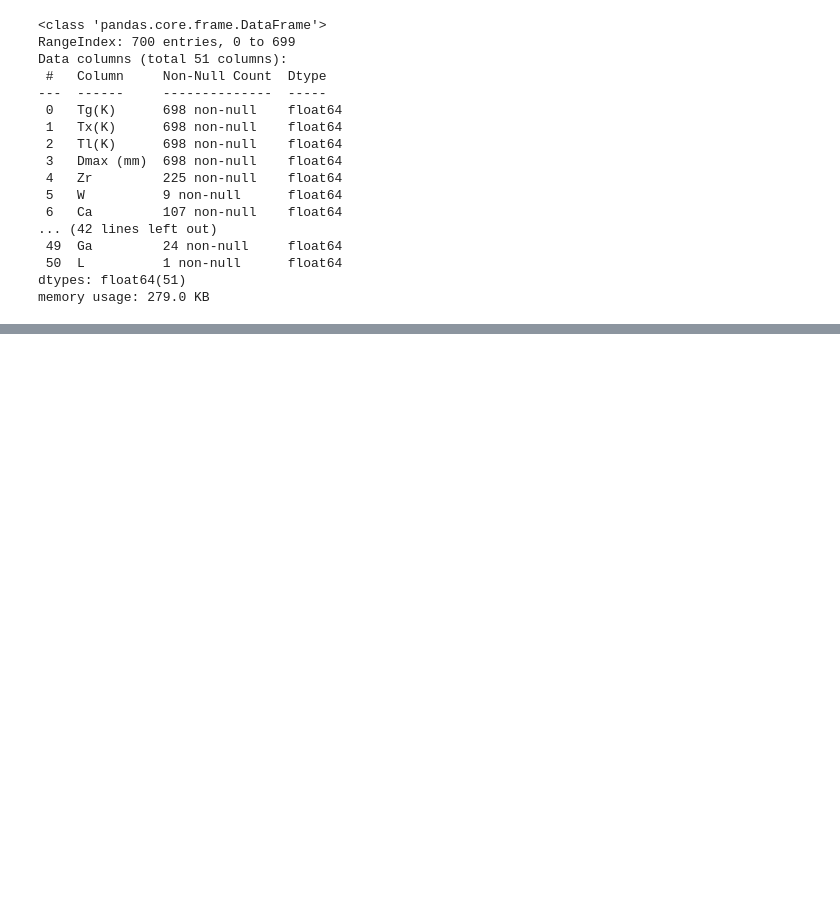
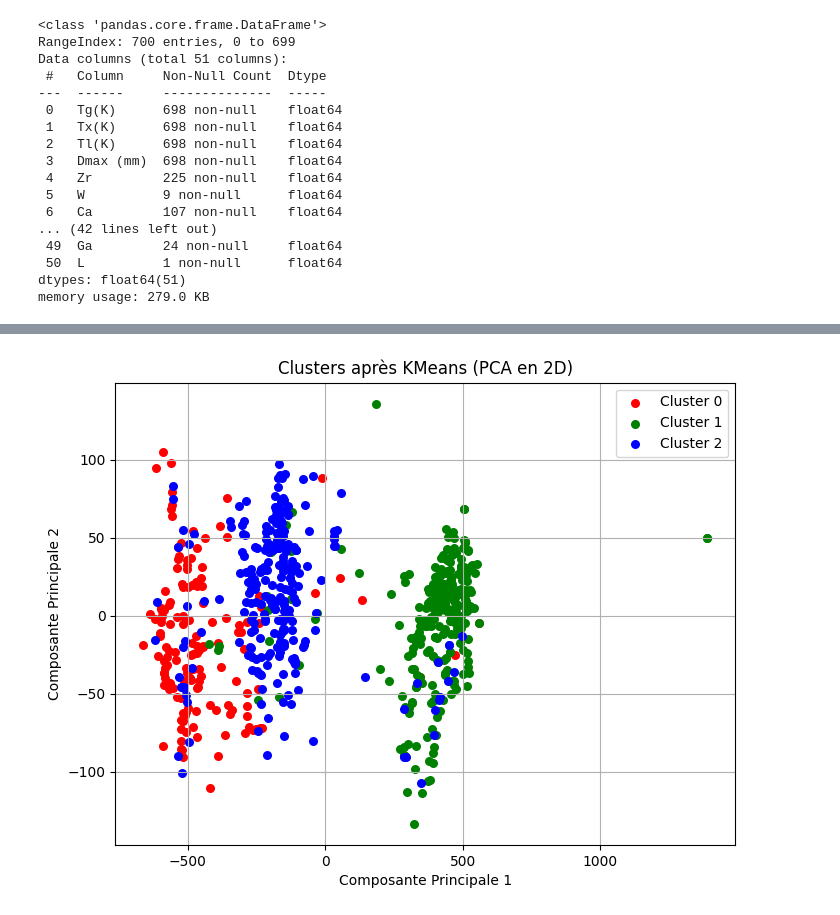
Before and after one commit to chawkibhd/projetDM, a Jupyter notebook: experimental/func.ipynb, the cells around one changed output, grey strips where cells are left out. Cells and saved outputs as stored; diff of their text form; code cells hidden in the pictures; blank space fills up the shorter version.

```diff
--- a/experimental/func.ipynb
+++ b/experimental/func.ipynb
@@ -250,0 +299,7 @@ memory usage: 279.0 KB
+# %%
+k = 3
+kmeans = KMeans(n_clusters=k, random_state=42)
+kmeans.fit(newdata)
+
+newdata['cluster'] = kmeans.labels_
+print(newdata.head())
@@ -250,0 +322,28 @@ memory usage: 279.0 KB
+# %%
+from sklearn.decomposition import PCA
+
+pca = PCA(n_components=2)
+reduced_data = pca.fit_transform(newdata.drop('cluster', axis=1))
+
+plot_data = pd.DataFrame()
+plot_data['PC1'] = reduced_data[:, 0]
+plot_data['PC2'] = reduced_data[:, 1]
+plot_data['Cluster'] = newdata['cluster']
+
+# Tracer les clusters
+plt.figure(figsize=(8,6))
+colors = ['red', 'green', 'blue']
+
+for cluster_id in range(k):
+    subset = plot_data[plot_data['Cluster'] == cluster_id]
+    plt.scatter(subset['PC1'], subset['PC2'],
+                color=colors[cluster_id], label=f'Cluster {cluster_id}', s=30)
+
+plt.title('Clusters après KMeans (PCA en 2D)')
+plt.xlabel('Composante Principale 1')
+plt.ylabel('Composante Principale 2')
+plt.legend()
+plt.grid(True)
+plt.show()
+# %% [output]
+[figure, added]
```
Also changed, not shown: parts of 11 cells of this notebook, 4 other files.
